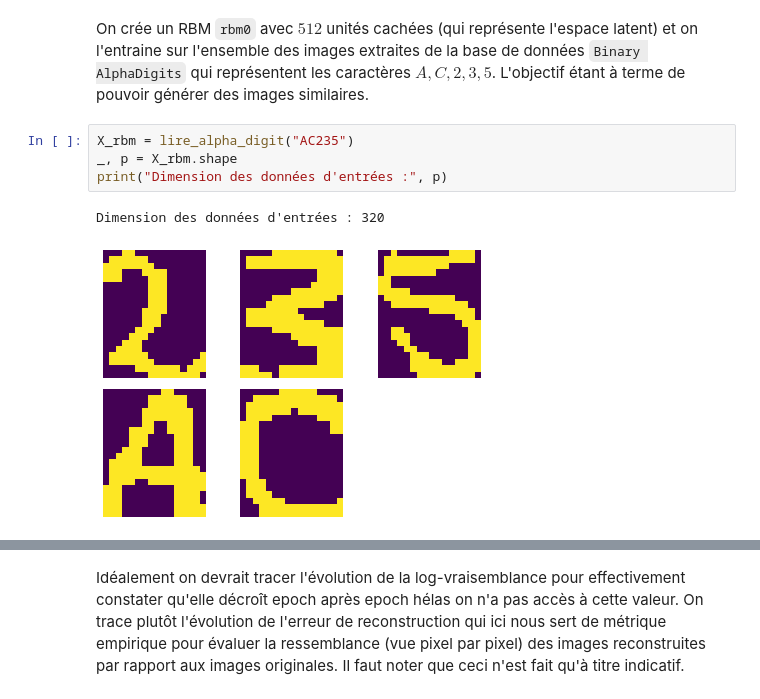
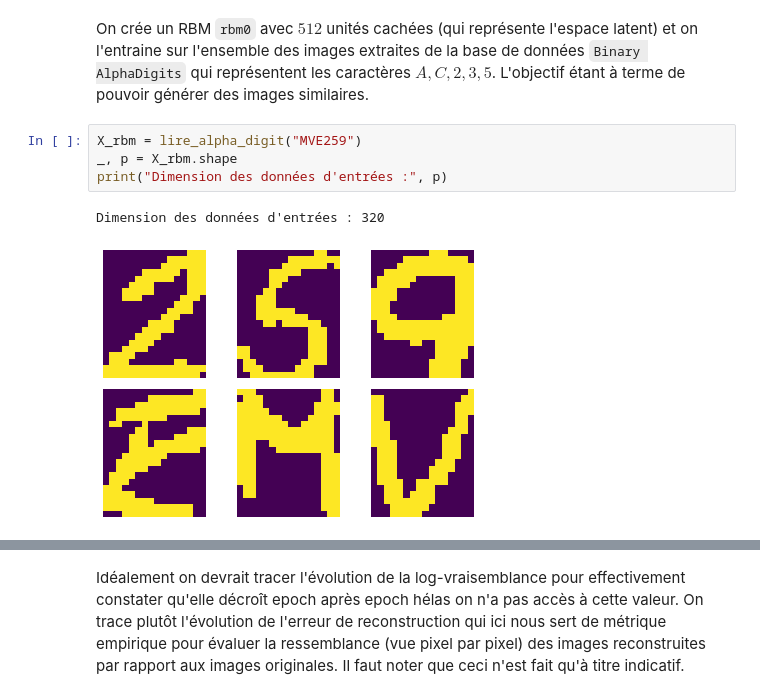
Before and after one commit to wdavys/DNN-dl2, a Jupyter notebook: TP_DNN.ipynb, the cells around one changed output, grey strips where cells are left out. Cells and saved outputs as stored; diff of their text form.

```diff
--- a/TP_DNN.ipynb
+++ b/TP_DNN.ipynb
@@ -217,12 +217,12 @@ Dimension des données d'entrées : 320
 # %% [markdown]
 On crée un RBM ``rbm0`` avec $512$ unités cachées (qui représente l'espace latent) et on l'entraine sur l'ensemble des images extraites de la base de données ``Binary AlphaDigits`` qui représentent les caractères $A, C, 2, 3, 5$. L'objectif étant à terme de pouvoir générer des images similaires.
 # %%
-X_rbm = lire_alpha_digit("AC235")
+X_rbm = lire_alpha_digit("MVE259")
 _, p = X_rbm.shape
 print("Dimension des données d'entrées :", p)
 # %% [output]
 Dimension des données d'entrées : 320
-[figure, old version]
+[figure, new version]
 # %%
 rbm0 = RBM(p, q=512)
 err_history0 = rbm0.train(X_rbm, nb_epoch=500, lr=1e-1, epoch_per_plot=100)
```
Also changed, not shown: parts of 40 cells of this notebook.
